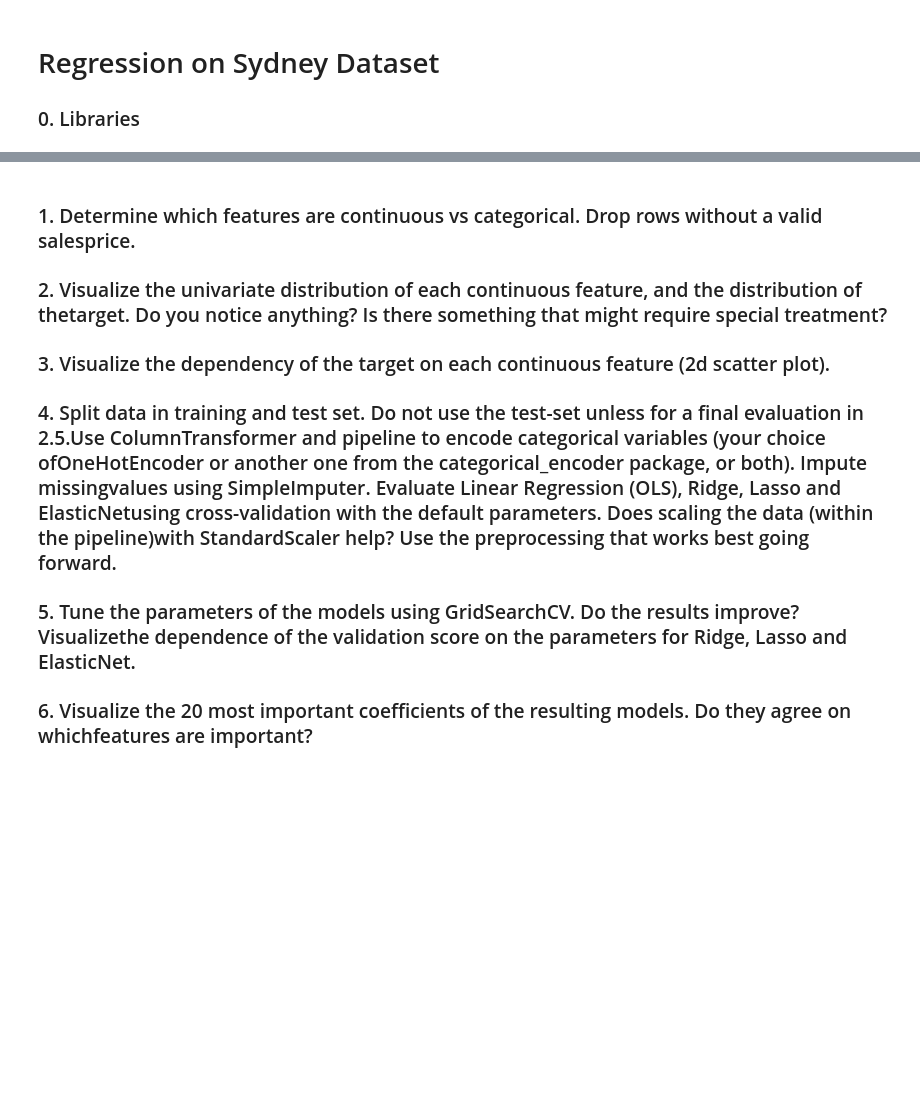
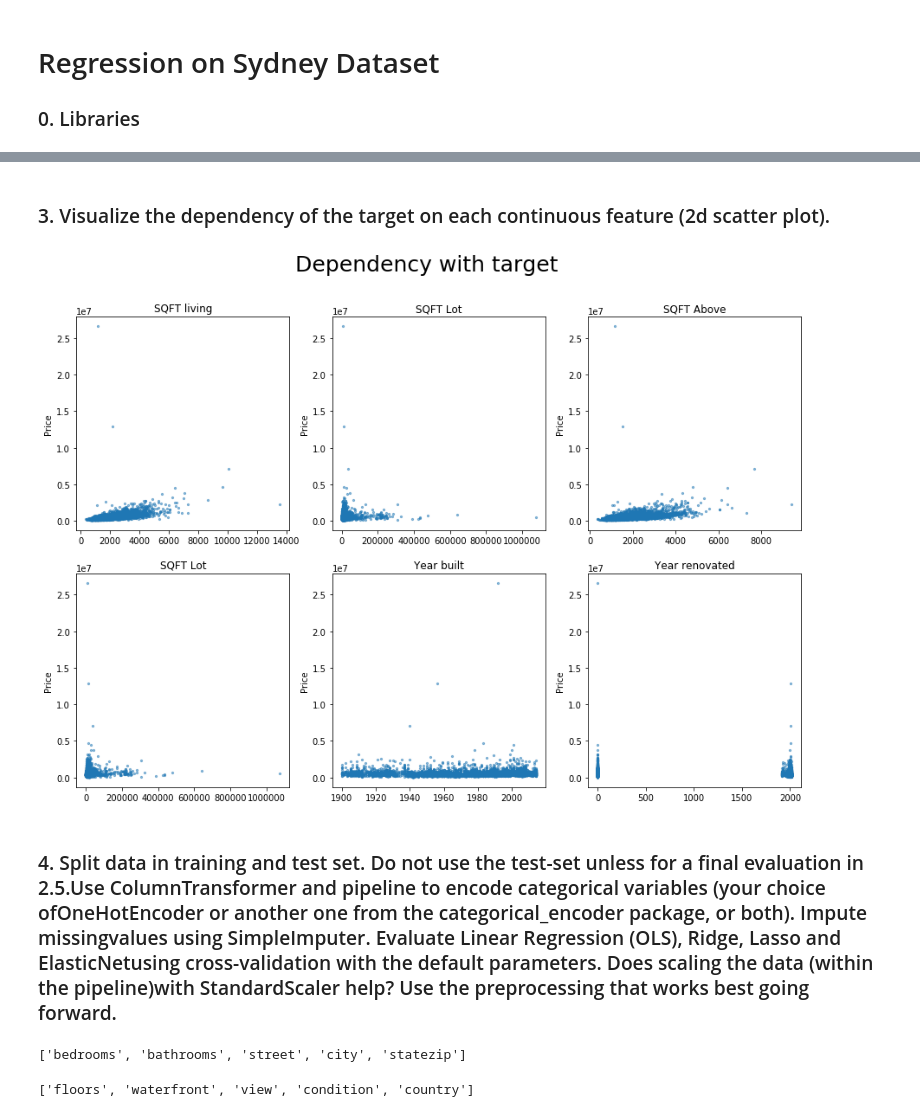
Before and after one commit to leogcalderon/Applied_ML2020, a Jupyter notebook: Preprocessing/Assignment 2 - Regression.ipynb, the cells around one changed output, grey strips where cells are left out. Drawn from its saved outputs; the diff is of its cells as text; code cells hidden in the pictures; blank space fills up the shorter version.

```diff
--- a/Preprocessing/Assignment 2 - Regression.ipynb
+++ b/Preprocessing/Assignment 2 - Regression.ipynb
@@ -24,7 +73,36 @@ data
+# %% [markdown]
+### 3. Visualize the dependency of the target on each continuous feature (2d scatter plot).
+# %%
+f, ax = plt.subplots(nrows=2,ncols=3,figsize=(15,10))
+
+plt.suptitle('Dependency with target', fontsize=25)
+
+ax[0,0].scatter(data['sqft_living'],data['price'],s=5,alpha=0.5)
+ax[0,0].set_title('SQFT living')
+ax[0,0].set_ylabel('Price')
+
+ax[0,1].scatter(data['sqft_lot'],data['price'],s=5,alpha=0.5)
+ax[0,1].set_title('SQFT Lot')
+ax[0,1].set_ylabel('Price')
+
+ax[0,2].scatter(data['sqft_above'],data['price'],s=5,alpha=0.5)
+ax[0,2].set_title('SQFT Above')
+ax[0,2].set_ylabel('Price')
+
+ax[1,0].scatter(data['sqft_lot'],data['price'],s=5,alpha=0.5)
+ax[1,0].set_title('SQFT Lot')
+ax[1,0].set_ylabel('Price')
+
+ax[1,1].scatter(data['yr_built'],data['price'],s=5,alpha=0.5)
+ax[1,1].set_title('Year built')
+ax[1,1].set_ylabel('Price')
+
+ax[1,2].scatter(data['yr_renovated'],data['price'],s=5,alpha=0.5)
+ax[1,2].set_title('Year renovated')
+ax[1,2].set_ylabel('Price')
+
+plt.show()
+# %% [output]
+[figure, added]
 # %% [markdown]
-### 1. Determine which features are continuous vs categorical. Drop rows without a valid salesprice.
-### 2. Visualize the univariate distribution of each continuous feature, and the distribution of thetarget. Do you notice anything? Is there something that might require special treatment?
-### 3. Visualize the dependency of the target on each continuous feature (2d scatter plot).
 ### 4. Split data in training and test set. Do not use the test-set unless for a final evaluation in 2.5.Use ColumnTransformer and pipeline to encode categorical variables (your choice ofOneHotEncoder or another one from the categorical_encoder package, or both). Impute missingvalues using SimpleImputer. Evaluate Linear Regression (OLS), Ridge, Lasso and ElasticNetusing cross-validation with the default parameters. Does scaling the data (within the pipeline)with StandardScaler help? Use the preprocessing that works best going forward.
-### 5. Tune the parameters of the models using GridSearchCV. Do the results improve? Visualizethe dependence of the validation score on the parameters for Ridge, Lasso and ElasticNet.
-### 6. Visualize the 20 most important coefficients of the resulting models. Do they agree on whichfeatures are important?
@@ -30,0 +122,8 @@ data
+# %%
+target_encoding
+# %% [output]
+['bedrooms', 'bathrooms', 'street', 'city', 'statezip']
+# %%
+onehot
+# %% [output]
+['floors', 'waterfront', 'view', 'condition', 'country']
```
Also changed, not shown: parts of 16 cells of this notebook, 1 other file.
